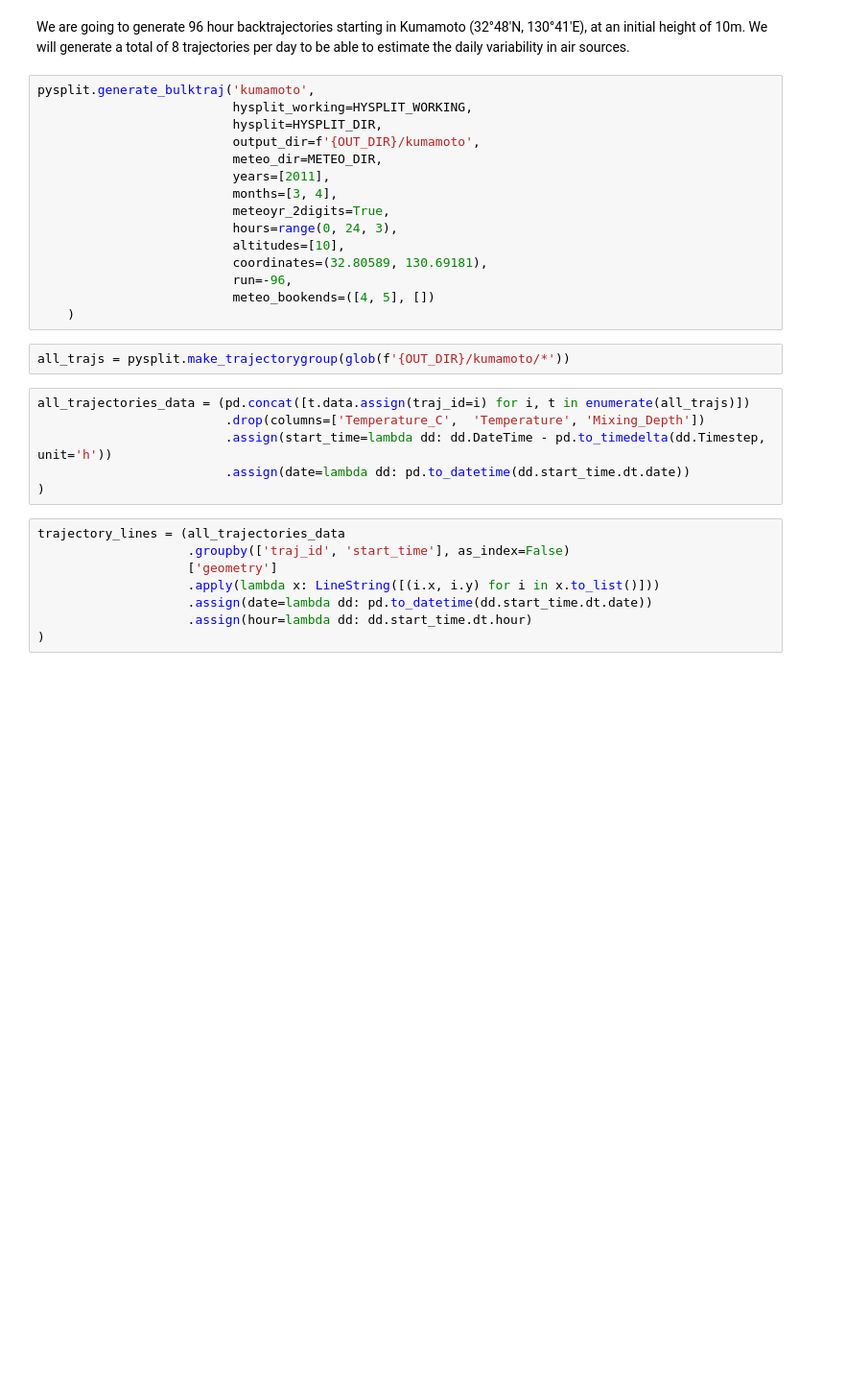
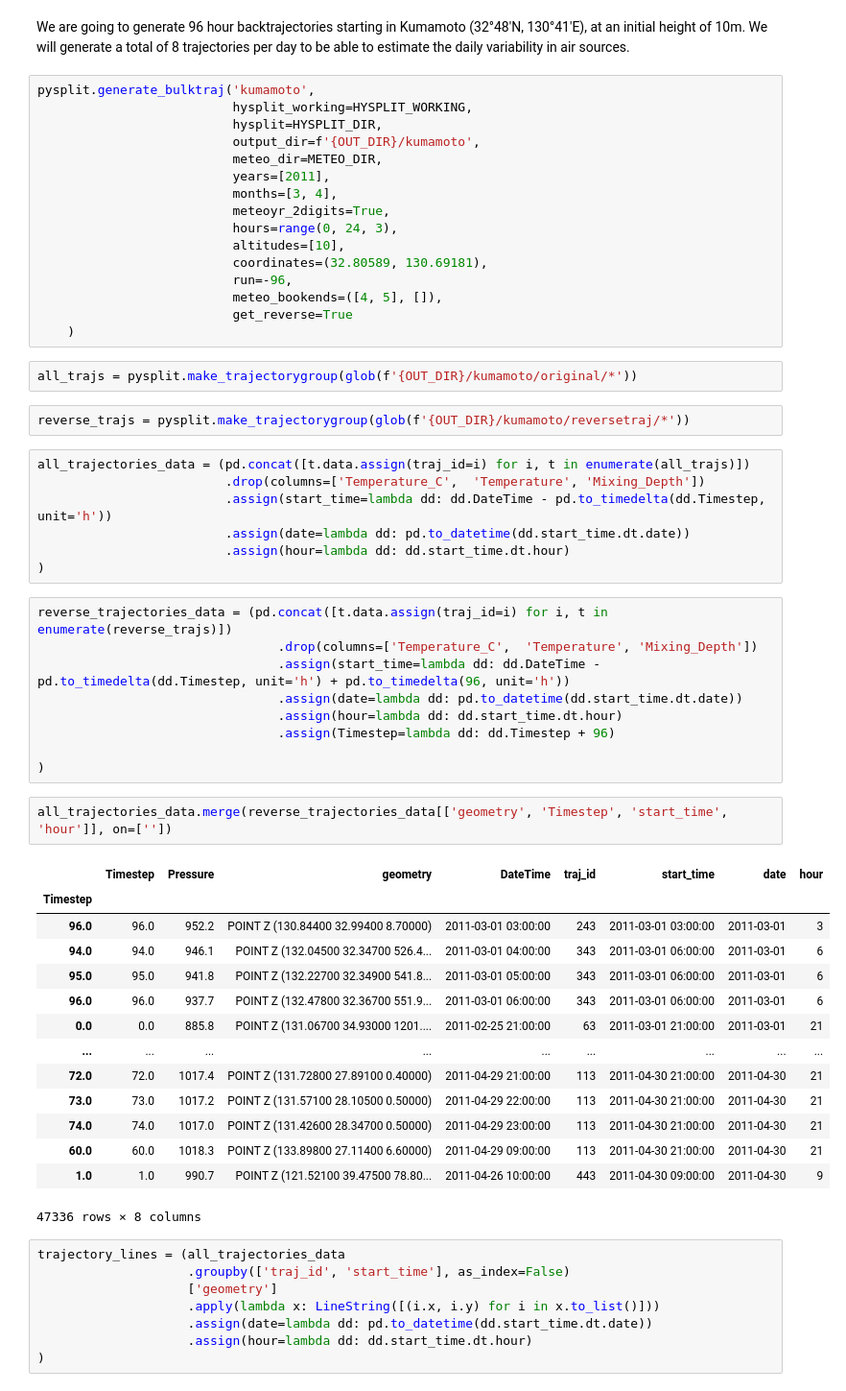
Before and after one commit to AlFontal/kd-metals-swc, a Jupyter notebook: code/hysplit_trajectories.ipynb, the cells around one changed output. Shown at 96% size. Cells and saved outputs as stored; diff of their text form; blank space fills up the shorter version.

Commit message:
add: trajectory error computation

```diff
--- a/code/hysplit_trajectories.ipynb
+++ b/code/hysplit_trajectories.ipynb
@@ -75,16 +75,46 @@ pysplit.generate_bulktraj('kumamoto',
                           altitudes=[10],
                           coordinates=(32.80589, 130.69181),
                           run=-96,
-                          meteo_bookends=([4, 5], [])
+                          meteo_bookends=([4, 5], []),
+                          get_reverse=True
     )
 # %%
-all_trajs = pysplit.make_trajectorygroup(glob(f'{OUT_DIR}/kumamoto/*'))
+all_trajs = pysplit.make_trajectorygroup(glob(f'{OUT_DIR}/kumamoto/original/*'))
+# %%
+reverse_trajs = pysplit.make_trajectorygroup(glob(f'{OUT_DIR}/kumamoto/reversetraj/*'))
 # %%
 all_trajectories_data = (pd.concat([t.data.assign(traj_id=i) for i, t in enumerate(all_trajs)])
                          .drop(columns=['Temperature_C',  'Temperature', 'Mixing_Depth'])
                          .assign(start_time=lambda dd: dd.DateTime - pd.to_timedelta(dd.Timestep, unit='h'))
                          .assign(date=lambda dd: pd.to_datetime(dd.start_time.dt.date))
+                         .assign(hour=lambda dd: dd.start_time.dt.hour)
 )
+# %%
+reverse_trajectories_data = (pd.concat([t.data.assign(traj_id=i) for i, t in enumerate(reverse_trajs)])
+                                .drop(columns=['Temperature_C',  'Temperature', 'Mixing_Depth'])
+                                .assign(start_time=lambda dd: dd.DateTime - pd.to_timedelta(dd.Timestep, unit='h') + pd.to_timedelta(96, unit='h'))
+                                .assign(date=lambda dd: pd.to_datetime(dd.start_time.dt.date))
+                                .assign(hour=lambda dd: dd.start_time.dt.hour)
+                                .assign(Timestep=lambda dd: dd.Timestep + 96)
+
+)
+# %%
+all_trajectories_data.merge(reverse_trajectories_data[['geometry', 'Timestep', 'start_time', 'hour']], on=[''])
+# %% [output]
+|  | Timestep | Pressure | geometry | DateTime | traj_id | start_time | date | hour |
+| Timestep |  |  |  |  |  |  |  |  |
+| 96.0 | 96.0 | 952.2 | POINT Z (130.84400 32.99400 8.70000) | 2011-03-01 03:00:00 | 243 | 2011-03-01 03:00:00 | 2011-03-01 | 3 |
+| 94.0 | 94.0 | 946.1 | POINT Z (132.04500 32.34700 526.4... | 2011-03-01 04:00:00 | 343 | 2011-03-01 06:00:00 | 2011-03-01 | 6 |
+| 95.0 | 95.0 | 941.8 | POINT Z (132.22700 32.34900 541.8... | 2011-03-01 05:00:00 | 343 | 2011-03-01 06:00:00 | 2011-03-01 | 6 |
+| 96.0 | 96.0 | 937.7 | POINT Z (132.47800 32.36700 551.9... | 2011-03-01 06:00:00 | 343 | 2011-03-01 06:00:00 | 2011-03-01 | 6 |
+| 0.0 | 0.0 | 885.8 | POINT Z (131.06700 34.93000 1201.... | 2011-02-25 21:00:00 | 63 | 2011-03-01 21:00:00 | 2011-03-01 | 21 |
+| ... | ... | ... | ... | ... | ... | ... | ... | ... |
+| 72.0 | 72.0 | 1017.4 | POINT Z (131.72800 27.89100 0.40000) | 2011-04-29 21:00:00 | 113 | 2011-04-30 21:00:00 | 2011-04-30 | 21 |
+| 73.0 | 73.0 | 1017.2 | POINT Z (131.57100 28.10500 0.50000) | 2011-04-29 22:00:00 | 113 | 2011-04-30 21:00:00 | 2011-04-30 | 21 |
+| 74.0 | 74.0 | 1017.0 | POINT Z (131.42600 28.34700 0.50000) | 2011-04-29 23:00:00 | 113 | 2011-04-30 21:00:00 | 2011-04-30 | 21 |
+| 60.0 | 60.0 | 1018.3 | POINT Z (133.89800 27.11400 6.60000) | 2011-04-29 09:00:00 | 113 | 2011-04-30 21:00:00 | 2011-04-30 | 21 |
+| 1.0 | 1.0 | 990.7 | POINT Z (121.52100 39.47500 78.80... | 2011-04-26 10:00:00 | 443 | 2011-04-30 09:00:00 | 2011-04-30 | 9 |
+47336 rows × 8 columns
 # %%
 trajectory_lines = (all_trajectories_data
                     .groupby(['traj_id', 'start_time'], as_index=False)
```
Also changed, not shown: parts of 1 cell of this notebook.
